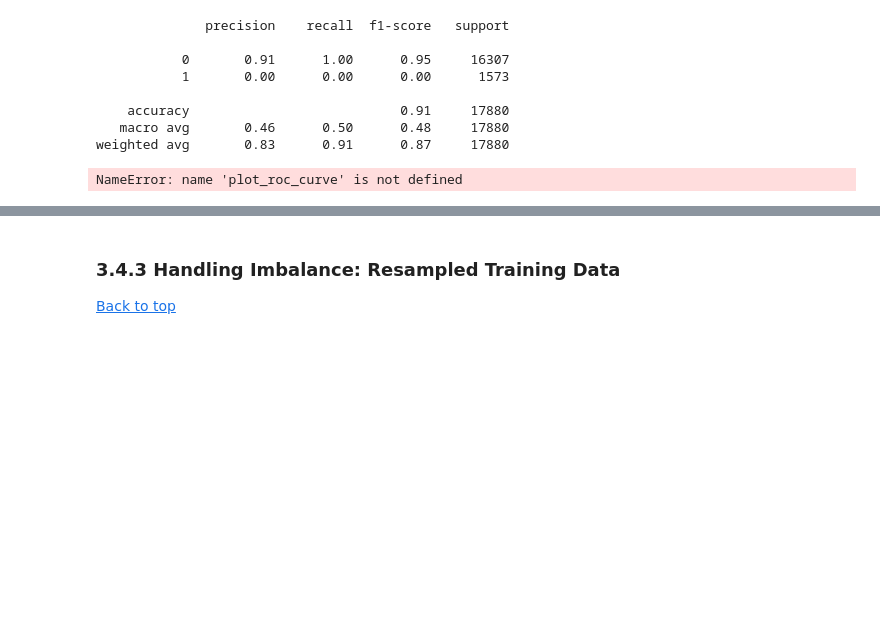
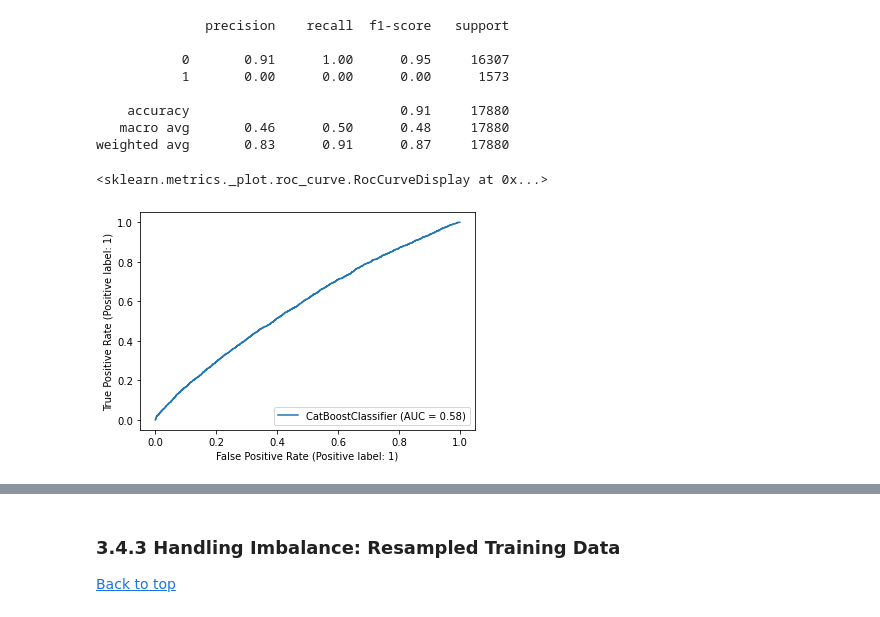
Before and after one commit to F4LLC0N3R/ML-Group-2---Diabetes, a Jupyter notebook: ML Group Project - Diabetes.ipynb, the cells around one changed output, grey strips where cells are left out. Saved outputs shown, nothing was run; the diff lists cells and outputs as text; code cells hidden in the pictures; blank space fills up the shorter version.

```diff
--- a/ML Group Project - Diabetes.ipynb
+++ b/ML Group Project - Diabetes.ipynb
@@ -1855,8 +1857,9 @@ print(classification_report(y_test,best_model.predict(X_test)))
    macro avg       0.46      0.50      0.48     17880
 weighted avg       0.83      0.91      0.87     17880
 # %%
-plot_roc_curve(best_model, X_test, y_test)
+RocCurveDisplay.from_estimator(best_model, X_test, y_test)
 # %% [output]
-NameError: name 'plot_roc_curve' is not defined
+<sklearn.metrics._plot.roc_curve.RocCurveDisplay at 0x...>
+[figure, added]
 # %%
 PrecisionRecallDisplay.from_estimator(best_model, X_test, y_test)
```
Also changed, not shown: parts of 3 cells of this notebook.
